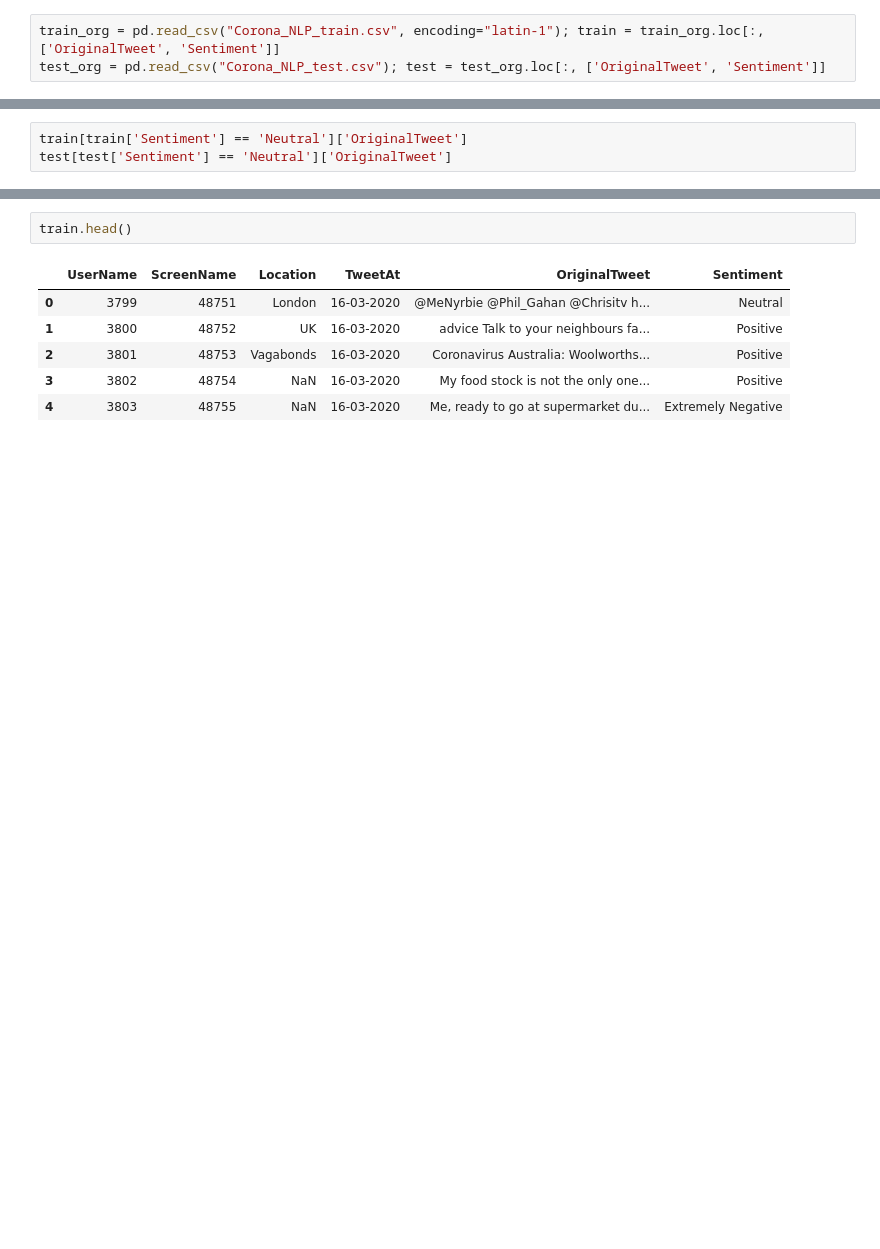
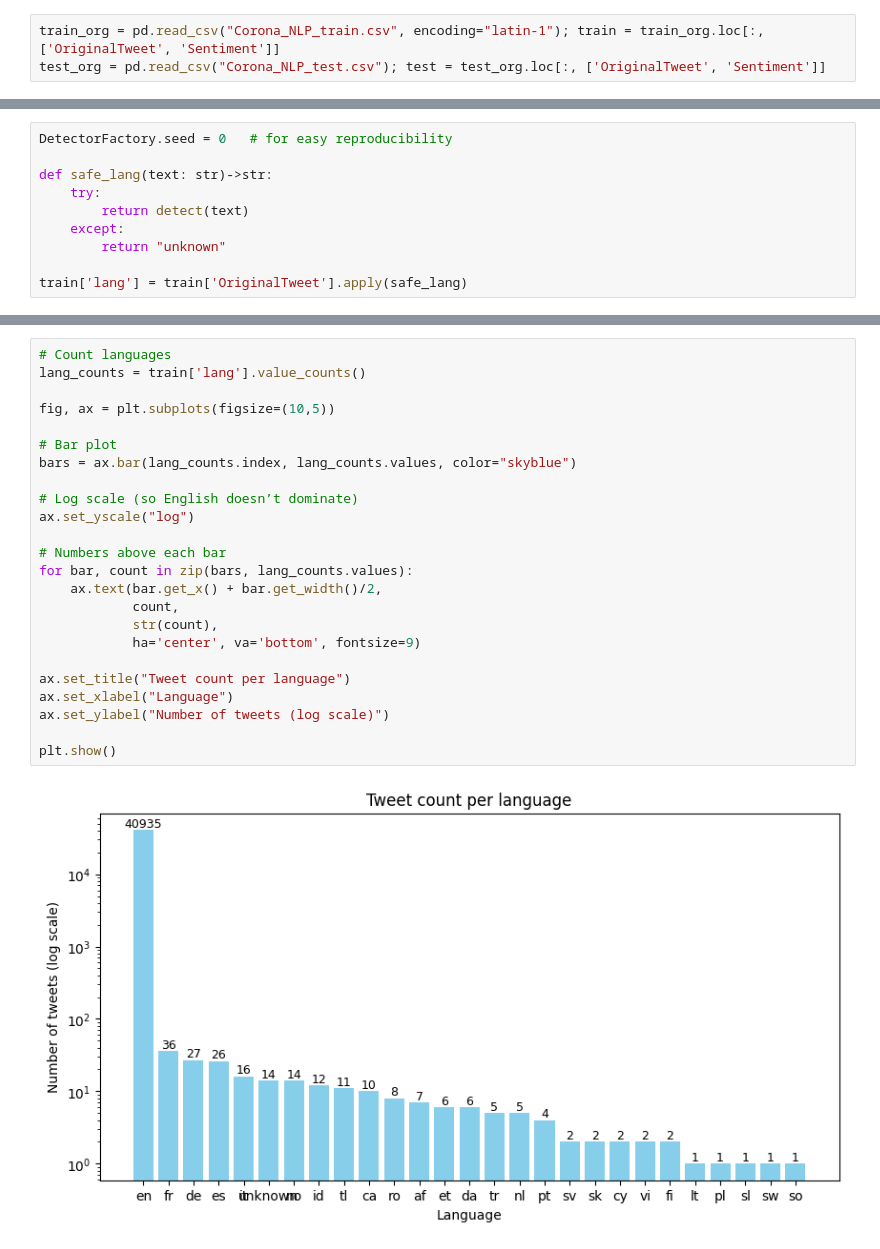
Before and after one commit to TimotiShektov/ADL_group_T, a Jupyter notebook: Part_A_groupT.ipynb, the cells around one changed output, grey strips where cells are left out. Cells and saved outputs as stored; diff of their text form; blank space fills up the shorter version.

```diff
--- a/Part_A_groupT.ipynb
+++ b/Part_A_groupT.ipynb
@@ -22,3 +52,10 @@ We will look at some articles that talk about preparing dataset for an embedding
 # %%
-train[train['Sentiment'] == 'Neutral']['OriginalTweet']
-test[test['Sentiment'] == 'Neutral']['OriginalTweet']
+DetectorFactory.seed = 0   # for easy reproducibility
+
+def safe_lang(text: str)->str:
+    try:
+        return detect(text)
+    except:
+        return "unknown"
+
+train['lang'] = train['OriginalTweet'].apply(safe_lang)
@@ -38,9 +62,26 @@ Name: OriginalTweet, Length: 619, dtype: object
-# %%
-train.head()
-# %% [output]
-|  | UserName | ScreenName | Location | TweetAt | OriginalTweet | Sentiment |
-| 0 | 3799 | 48751 | London | 16-03-2020 | @MeNyrbie @Phil_Gahan @Chrisitv h... | Neutral |
-| 1 | 3800 | 48752 | UK | 16-03-2020 | advice Talk to your neighbours fa... | Positive |
-| 2 | 3801 | 48753 | Vagabonds | 16-03-2020 | Coronavirus Australia: Woolworths... | Positive |
-| 3 | 3802 | 48754 | NaN | 16-03-2020 | My food stock is not the only one... | Positive |
-| 4 | 3803 | 48755 | NaN | 16-03-2020 | Me, ready to go at supermarket du... | Extremely Negative |
+# %%
+# Count languages
+lang_counts = train['lang'].value_counts()
+
+fig, ax = plt.subplots(figsize=(10,5))
+
+# Bar plot
+bars = ax.bar(lang_counts.index, lang_counts.values, color="skyblue")
+
+# Log scale (so English doesn’t dominate)
+ax.set_yscale("log")
+
+# Numbers above each bar
+for bar, count in zip(bars, lang_counts.values):
+    ax.text(bar.get_x() + bar.get_width()/2,
+            count,
+            str(count),
+            ha='center', va='bottom', fontsize=9)
+
+ax.set_title("Tweet count per language")
+ax.set_xlabel("Language")
+ax.set_ylabel("Number of tweets (log scale)")
+
+plt.show()
+# %% [output]
+[figure, added]
```
Also changed, not shown: parts of 19 cells of this notebook, 2 other files.
